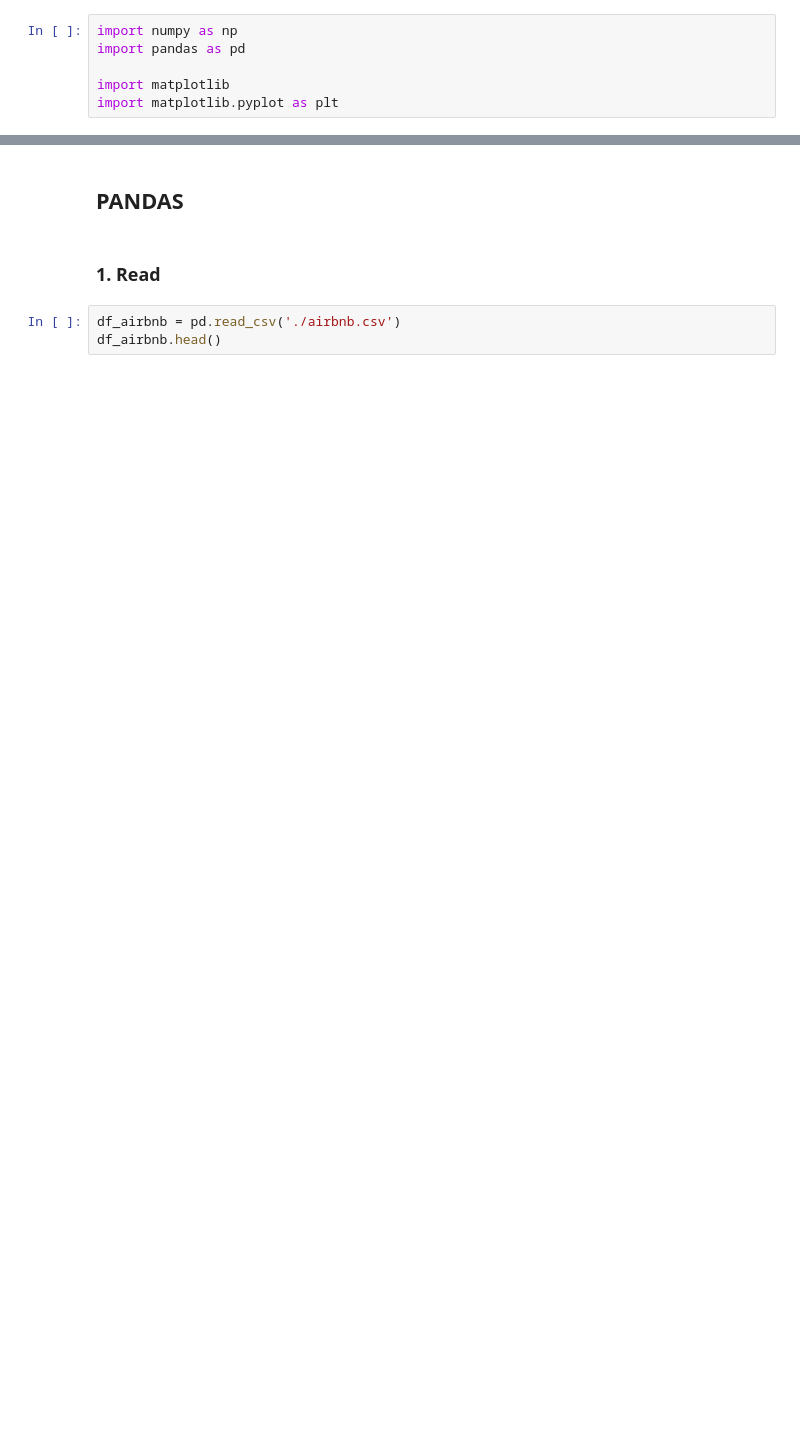
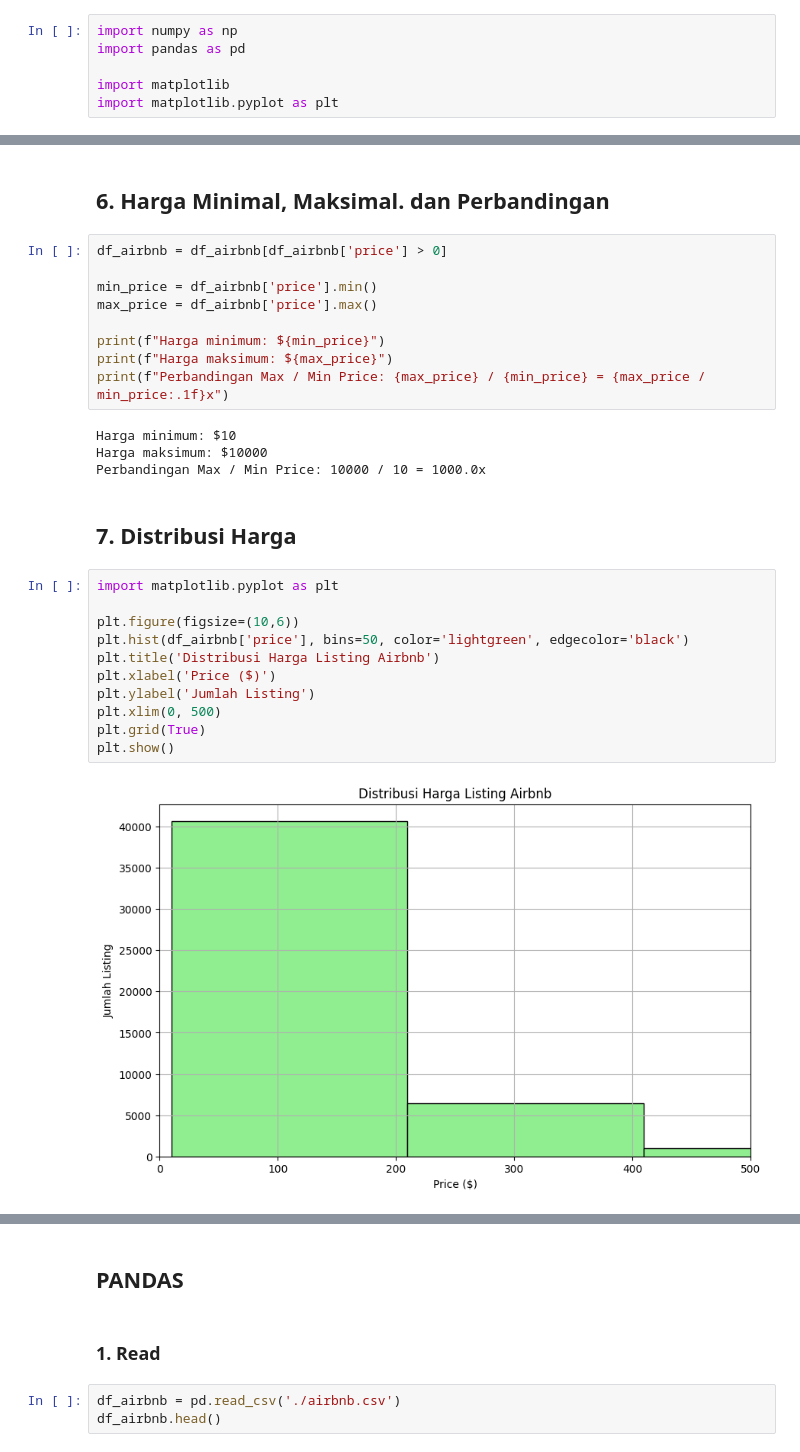
Before and after one commit to Zaxzz/kecerdasan_buatan, a Jupyter notebook: UTS_AI.ipynb, the cells around one changed output, grey strips where cells are left out. Drawn from its saved outputs; the diff is of its cells as text; blank space fills up the shorter version.

```diff
--- a/UTS_AI.ipynb
+++ b/UTS_AI.ipynb
@@ -28,0 +119,30 @@ import matplotlib.pyplot as plt
+# %% [markdown]
+##  6. Harga Minimal, Maksimal. dan Perbandingan
+# %%
+df_airbnb = df_airbnb[df_airbnb['price'] > 0]
+
+min_price = df_airbnb['price'].min()
+max_price = df_airbnb['price'].max()
+
+print(f"Harga minimum: ${min_price}")
+print(f"Harga maksimum: ${max_price}")
+print(f"Perbandingan Max / Min Price: {max_price} / {min_price} = {max_price / min_price:.1f}x")
+# %% [output]
+Harga minimum: $10
+Harga maksimum: $10000
+Perbandingan Max / Min Price: 10000 / 10 = 1000.0x
+# %% [markdown]
+## 7. Distribusi Harga
+# %%
+import matplotlib.pyplot as plt
+
+plt.figure(figsize=(10,6))
+plt.hist(df_airbnb['price'], bins=50, color='lightgreen', edgecolor='black')
+plt.title('Distribusi Harga Listing Airbnb')
+plt.xlabel('Price ($)')
+plt.ylabel('Jumlah Listing')
+plt.xlim(0, 500)
+plt.grid(True)
+plt.show()
+# %% [output]
+[figure, added]
```
Also changed, not shown: parts of 16 cells of this notebook.
